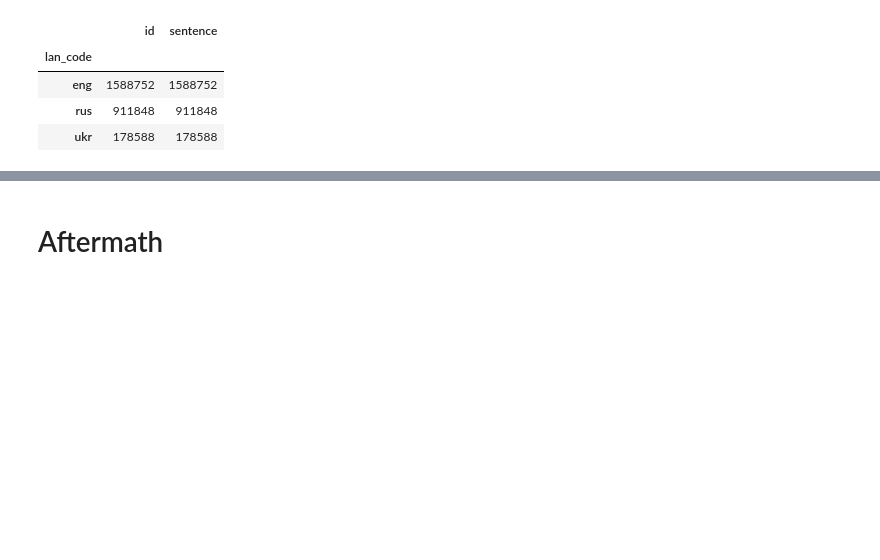
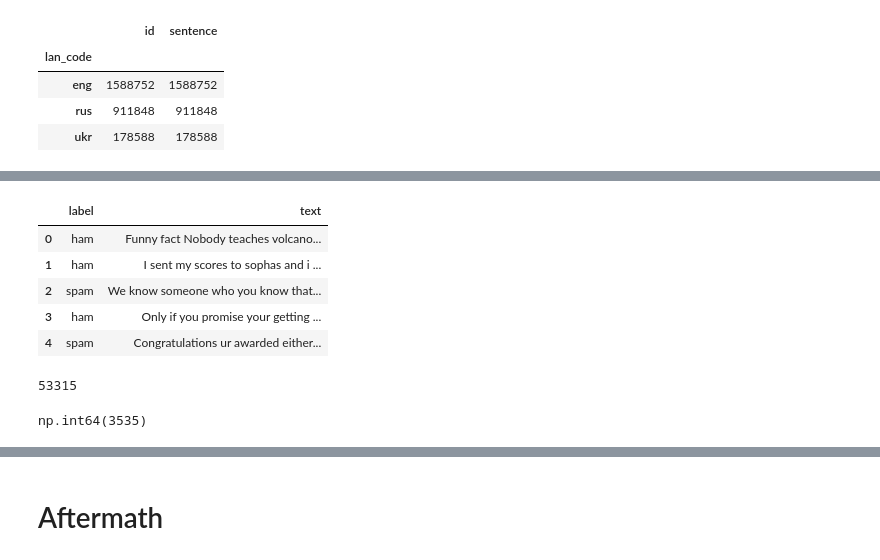
Before and after one commit to amiadesu/en-uk-ru-spam-detector, a Jupyter notebook: notebooks/01_data_preparation/01_data_loading.ipynb, the cells around one changed output, grey strips where cells are left out. Saved outputs shown, nothing was run; the diff lists cells and outputs as text; code cells hidden in the pictures; blank space fills up the shorter version.

```diff
--- a/notebooks/01_data_preparation/01_data_loading.ipynb
+++ b/notebooks/01_data_preparation/01_data_loading.ipynb
@@ -156,0 +222,28 @@ with open(language_detection_dataset_save_path, "+w", encoding="utf-8") as f:
+# %%
+import pandas as pd
+
+splits = {'train': 'spam_messages_train.csv', 'validation': 'spam_messages_val.csv', 'test': 'spam_messages_test.csv'}
+english_spam_detection_train_df = pd.read_csv("hf://datasets/mshenoda/spam-messages/" + splits["train"])
+english_spam_detection_validation_df = pd.read_csv("hf://datasets/mshenoda/spam-messages/" + splits["validation"])
+english_spam_detection_test_df = pd.read_csv("hf://datasets/mshenoda/spam-messages/" + splits["test"])
+# %%
+english_spam_detection_full_train_df = pd.concat([
+    english_spam_detection_train_df, english_spam_detection_validation_df
+], ignore_index=True)
+# %%
+english_spam_detection_full_train_df.head()
+# %% [output]
+|  | label | text |
+| 0 | ham | Funny fact Nobody teaches volcano... |
+| 1 | ham | I sent my scores to sophas and i ... |
+| 2 | spam | We know someone who you know that... |
+| 3 | ham | Only if you promise your getting ... |
+| 4 | spam | Congratulations ur awarded either... |
+# %%
+len(english_spam_detection_full_train_df)
+# %% [output]
+53315
+# %%
+english_spam_detection_full_train_df.duplicated().sum()
+# %% [output]
+np.int64(3535)
```
Also changed, not shown: parts of 36 cells of this notebook.
